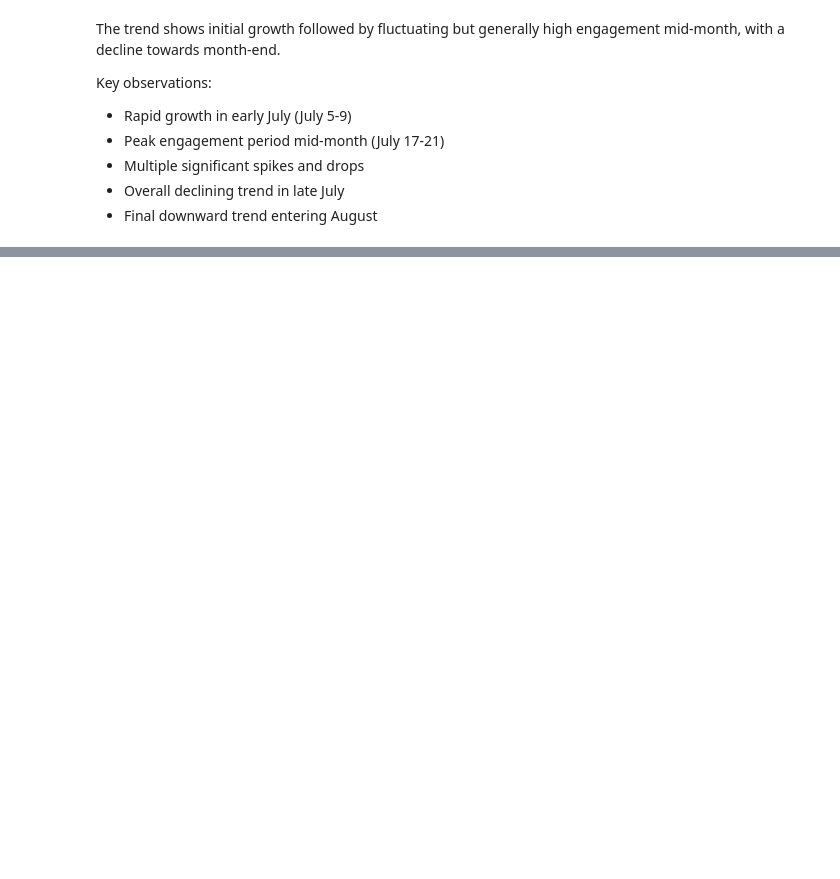
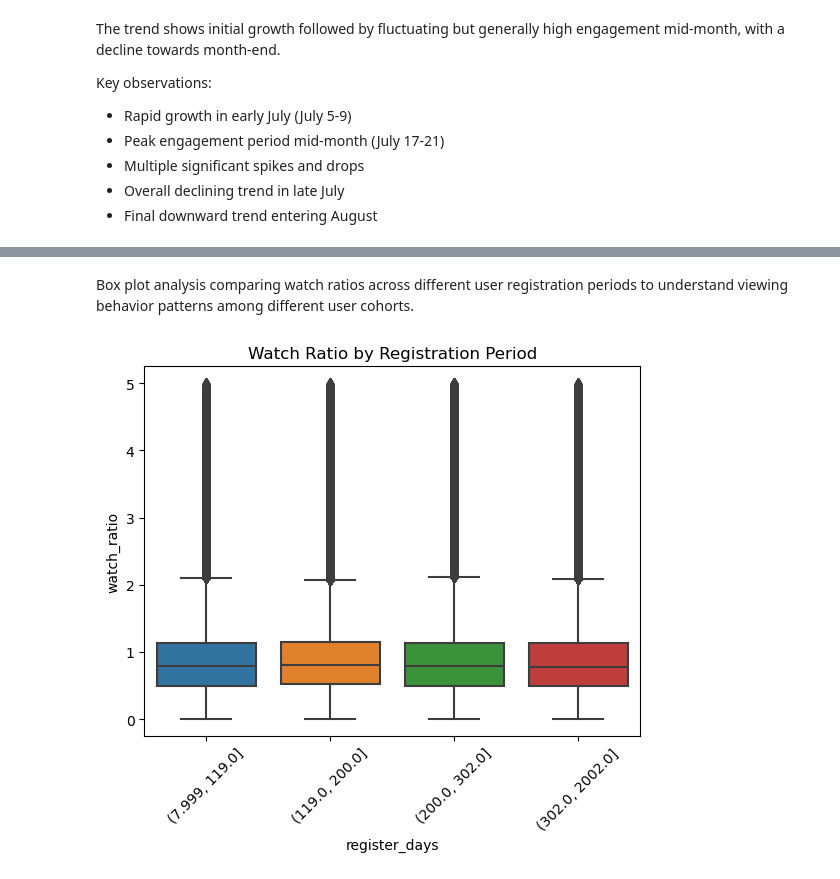
Before and after one commit to jiaawe/kuaishou-recommender, a Jupyter notebook: step2_eda.ipynb, the cells around one changed output, grey strips where cells are left out. Cells and saved outputs as stored; diff of their text form; code cells hidden in the pictures; blank space fills up the shorter version.

```diff
--- a/step2_eda.ipynb
+++ b/step2_eda.ipynb
@@ -359,0 +386,11 @@ Key observations:
+# %% [markdown]
+Box plot analysis comparing watch ratios across different user registration periods to understand viewing behavior patterns among different user cohorts.
+# %%
+# User activity by registration period
+registration_groups = pd.qcut(joined_train_data['register_days'], q=4)
+sns.boxplot(data=joined_train_data, x=registration_groups, y='watch_ratio')
+plt.xticks(rotation=45)
+plt.title('Watch Ratio by Registration Period')
+plt.show()
+# %% [output]
+[figure, added]
```
Also changed, not shown: parts of 28 cells of this notebook.
